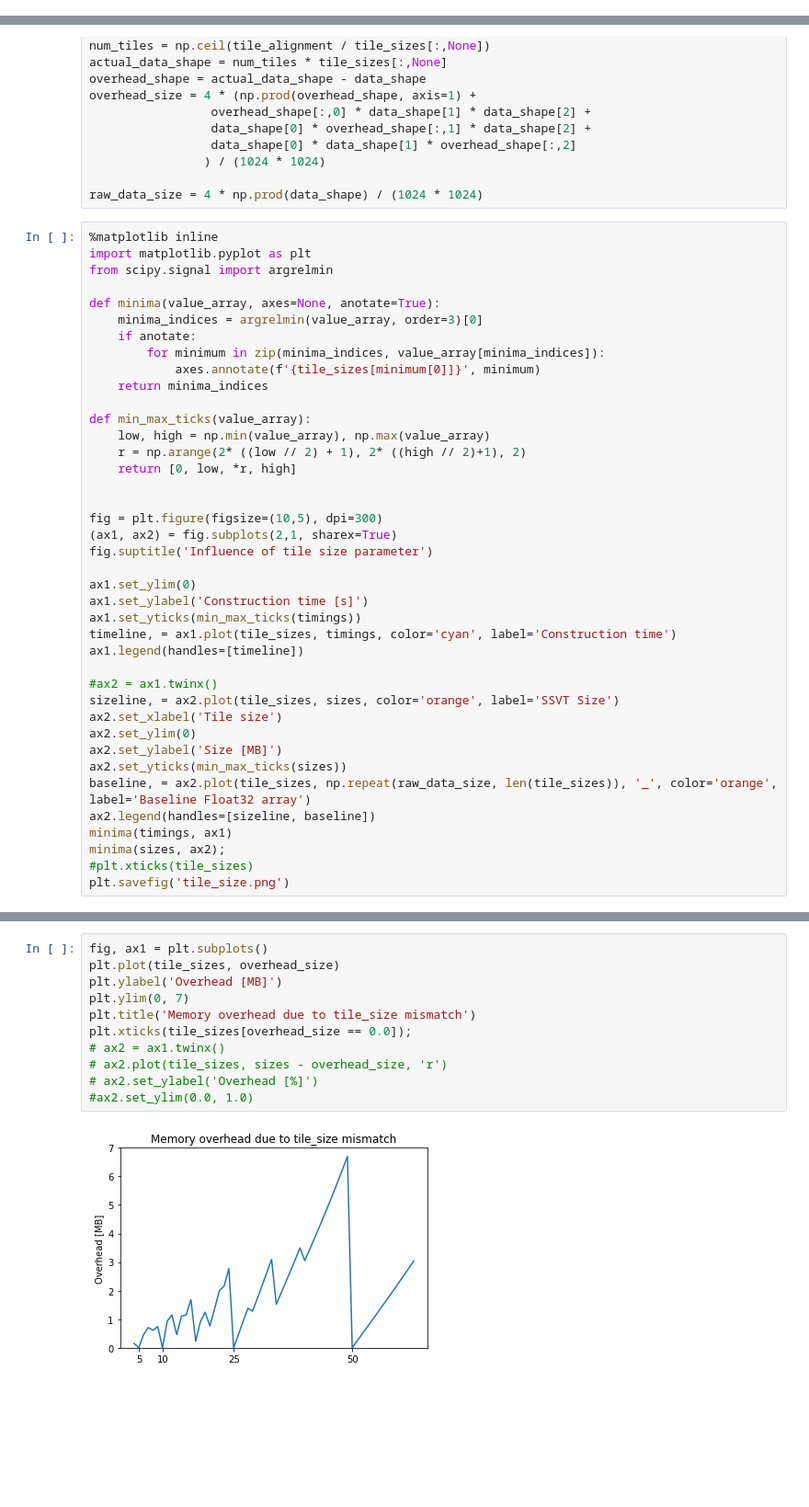
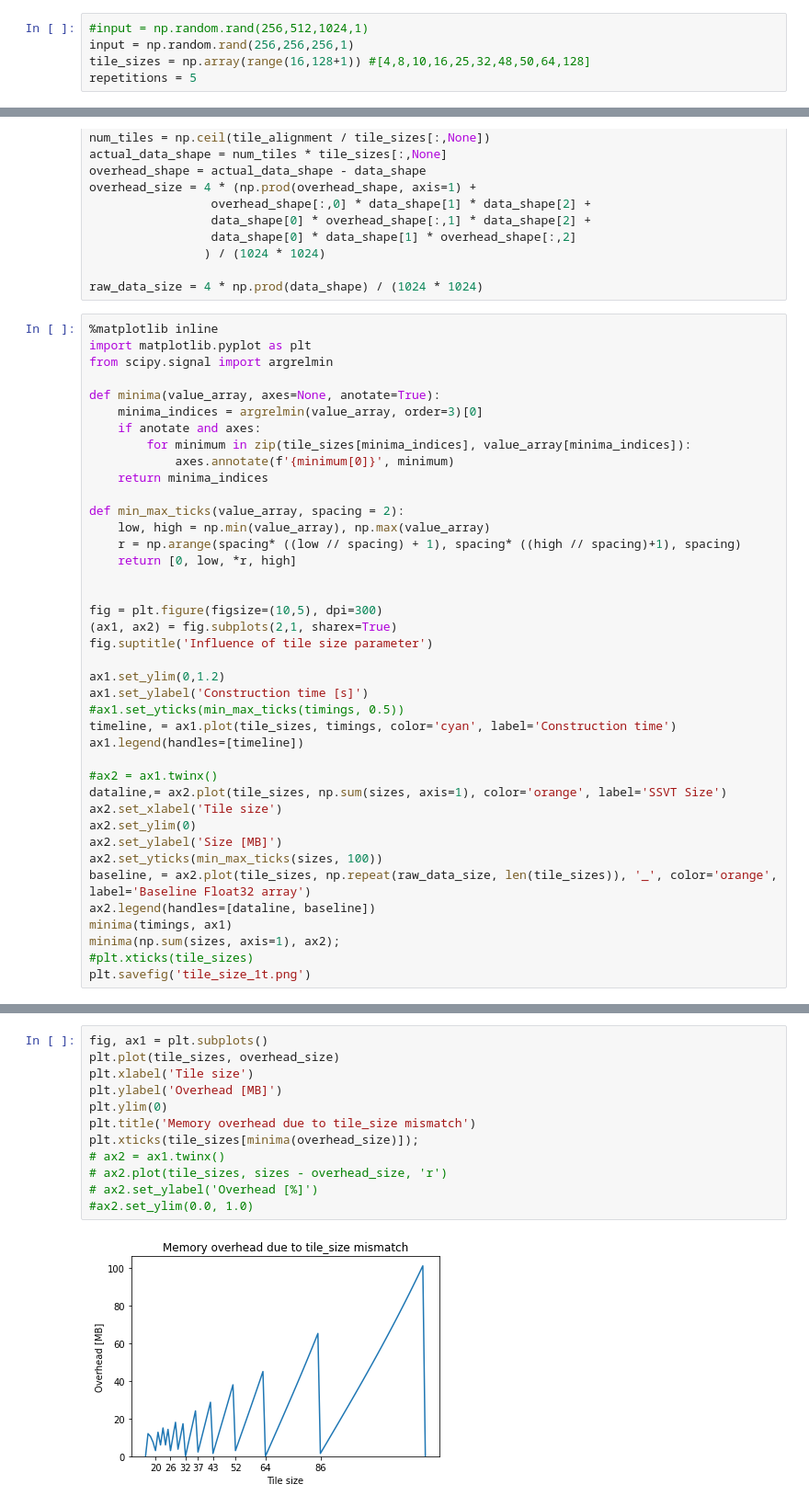
Before and after one commit to diiigle/TreeSAT, a Jupyter notebook: plot_figures.ipynb, the cells around one changed output, grey strips where cells are left out. Shown at 92% size. Cells and saved outputs as stored; diff of their text form; blank space fills up the shorter version.

Commit message:
Work on figures

```diff
--- a/plot_figures.ipynb
+++ b/plot_figures.ipynb
@@ -11 +15,6 @@ import time
+# %%
+#input = np.random.rand(256,512,1024,1)
+input = np.random.rand(256,256,256,1)
+tile_sizes = np.array(range(16,128+1)) #[4,8,10,16,25,32,48,50,64,128]
+repetitions = 5
 # %%
@@ -63,14 +78,14 @@ from scipy.signal import argrelmin
 
 def minima(value_array, axes=None, anotate=True):
     minima_indices = argrelmin(value_array, order=3)[0]
-    if anotate:
-        for minimum in zip(minima_indices, value_array[minima_indices]):
-            axes.annotate(f'{tile_sizes[minimum[0]]}', minimum)
+    if anotate and axes:
+        for minimum in zip(tile_sizes[minima_indices], value_array[minima_indices]):
+            axes.annotate(f'{minimum[0]}', minimum)
     return minima_indices
 
-def min_max_ticks(value_array):
+def min_max_ticks(value_array, spacing = 2):
     low, high = np.min(value_array), np.max(value_array)
-    r = np.arange(2* ((low // 2) + 1), 2* ((high // 2)+1), 2)
+    r = np.arange(spacing* ((low // spacing) + 1), spacing* ((high // spacing)+1), spacing)
     return [0, low, *r, high]
 
 
@@ -78,22 +93,22 @@ fig = plt.figure(figsize=(10,5), dpi=300)
 (ax1, ax2) = fig.subplots(2,1, sharex=True)
 fig.suptitle('Influence of tile size parameter')
 
-ax1.set_ylim(0)
+ax1.set_ylim(0,1.2)
 ax1.set_ylabel('Construction time [s]')
-ax1.set_yticks(min_max_ticks(timings))
+#ax1.set_yticks(min_max_ticks(timings, 0.5))
 timeline, = ax1.plot(tile_sizes, timings, color='cyan', label='Construction time')
 ax1.legend(handles=[timeline])
 
 #ax2 = ax1.twinx()
-sizeline, = ax2.plot(tile_sizes, sizes, color='orange', label='SSVT Size')
+dataline,= ax2.plot(tile_sizes, np.sum(sizes, axis=1), color='orange', label='SSVT Size')
 ax2.set_xlabel('Tile size')
 ax2.set_ylim(0)
 ax2.set_ylabel('Size [MB]')
-ax2.set_yticks(min_max_ticks(sizes))
+ax2.set_yticks(min_max_ticks(sizes, 100))
 baseline, = ax2.plot(tile_sizes, np.repeat(raw_data_size, len(tile_sizes)), '_', color='orange', label='Baseline Float32 array')
-ax2.legend(handles=[sizeline, baseline])
+ax2.legend(handles=[dataline, baseline])
 minima(timings, ax1)
-minima(sizes, ax2);
+minima(np.sum(sizes, axis=1), ax2);
 #plt.xticks(tile_sizes)
-plt.savefig('tile_size.png')
+plt.savefig('tile_size_1t.png')
 # %% [output]
@@ -101,13 +116,14 @@ plt.savefig('tile_size.png')
 # %%
 fig, ax1 = plt.subplots()
 plt.plot(tile_sizes, overhead_size)
+plt.xlabel('Tile size')
 plt.ylabel('Overhead [MB]')
-plt.ylim(0, 7)
+plt.ylim(0)
 plt.title('Memory overhead due to tile_size mismatch')
-plt.xticks(tile_sizes[overhead_size == 0.0]);
+plt.xticks(tile_sizes[minima(overhead_size)]);
 # ax2 = ax1.twinx()
 # ax2.plot(tile_sizes, sizes - overhead_size, 'r')
 # ax2.set_ylabel('Overhead [%]')
 #ax2.set_ylim(0.0, 1.0)
 # %% [output]
-[figure, old version]
+[figure, new version]
```
Also changed, not shown: parts of 6 cells of this notebook.
